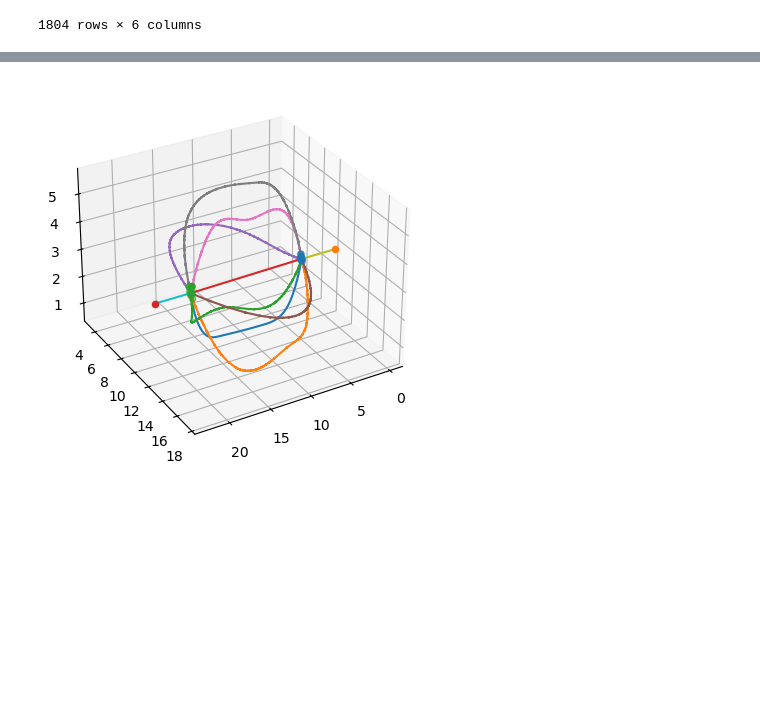
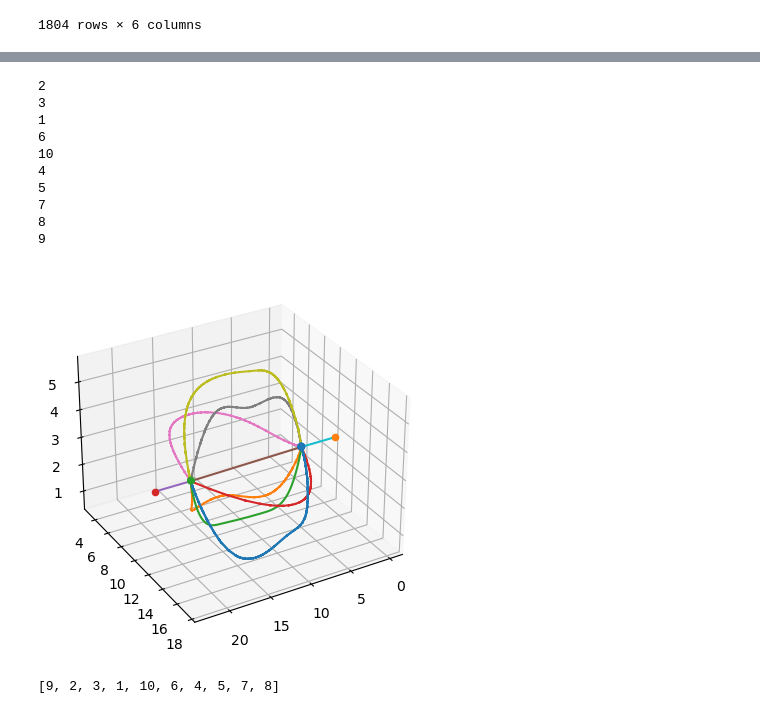
Before and after one commit to joeforth/fractal_slicer, a Jupyter notebook: many_colours_one_file_network.ipynb, the cells around one changed output, grey strips where cells are left out. Saved outputs shown, nothing was run; the diff lists cells and outputs as text; code cells hidden in the pictures; blank space fills up the shorter version.

```diff
--- a/many_colours_one_file_network.ipynb
+++ b/many_colours_one_file_network.ipynb
@@ -191,18 +220,33 @@ Adding new point to end of line
 # %%
+# Plots lines assigning a colour to each line_id
 fig = plt.figure()
 ax = fig.add_subplot(111, projection='3d')
 
-for n in np.unique(df['line_id'].values):
+for n in line_order[0:10]:
+    print(n)
     ax.plot(df[df['line_id'] == n]['x'], df[df['line_id'] == n]['y'], df[df['line_id'] == n]['z'])
 
+# for n in np.unique(df['line_id'].values):
+#     ax.plot(df[df['line_id'] == n]['x'], df[df['line_id'] == n]['y'], df[df['line_id'] == n]['z'])
+
 # If you need a specific line plotting
-# n = 2
-# ax.plot(df[df['line_id'] == n]['x'], df[df['line_id'] == n]['y'], df[df['line_id'] == n]['z']
+n = 2
+ax.plot(df[df['line_id'] == n]['x'], df[df['line_id'] == n]['y'], df[df['line_id'] == n]['z'])
 
 for n in np.unique(terminal_points['cluster'].values):
     ax.scatter(terminal_points[terminal_points['cluster'] == n]['x'], terminal_points[terminal_points['cluster'] == n]['y'], terminal_points[terminal_points['cluster'] == n]['z'])
 
 ax.view_init(elev=30, azim=60)  # Elevation of 30 degrees, azimuth of 45 degrees
 plt.show()
 # %% [output]
+2
+3
+1
+6
+10
+4
+5
+7
+8
+9
-[figure, old version]
+[figure, new version]
@@ -242,0 +253,4 @@ with open("output.gcode", "w") as file:
+# %%
+line_order
+# %% [output]
+[9, 2, 3, 1, 10, 6, 4, 5, 7, 8]
```
Also changed, not shown: parts of 4 cells of this notebook, 2 other files.
